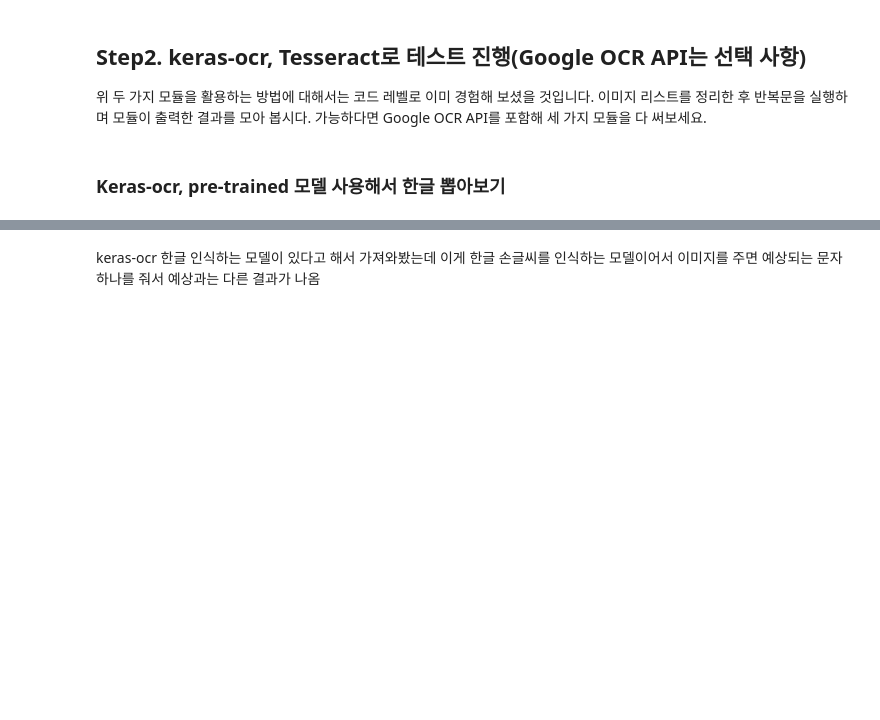
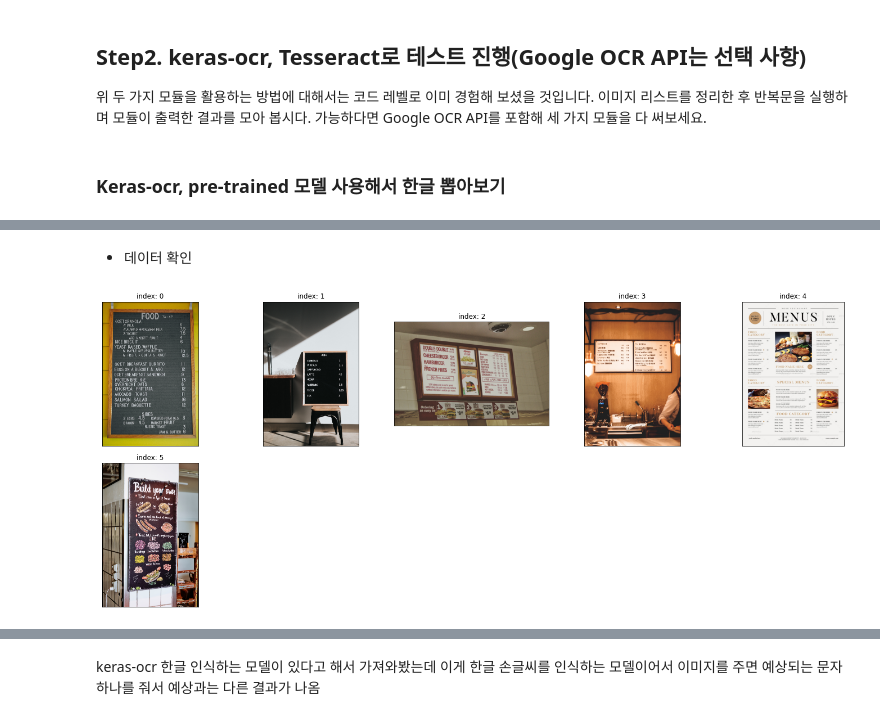
Before and after one commit to RealMyeong/AIFFEL, a Jupyter notebook: EX_BS2_project15.ipynb, the cells around one changed output, grey strips where cells are left out. Cells and saved outputs as stored; diff of their text form; code cells hidden in the pictures; blank space fills up the shorter version.

```diff
--- a/EX_BS2_project15.ipynb
+++ b/EX_BS2_project15.ipynb
@@ -52,3 +53,26 @@ prediction_groups = [pipeline.recognize([url]) for url in img_path]
+# %% [markdown]
+- 데이터 확인
+# %%
+import cv2
+
+plt.figure(figsize=(20, 20))
+
+for i, img_path in enumerate(img_path_list):
+    plt.subplot(5, 5, i+1)
+    plt.title(f'index: {i}')
+
+    img_bgr = cv2.imread(img_path)
+    img_rgb = cv2.cvtColor(img_bgr, cv2.COLOR_BGR2RGB)
+    plt.imshow(img_rgb)
+
+    plt.gca().get_xaxis().set_visible(False)
+    plt.gca().get_yaxis().set_visible(False)
+
+    plt.tight_layout()
+
+plt.show()
+# %% [output]
+[figure, added]
 # %%
 # Plot the predictions
 fig, axs = plt.subplots(nrows=len(images), figsize=(20, 20))
```
Also changed, not shown: parts of 27 cells of this notebook.
